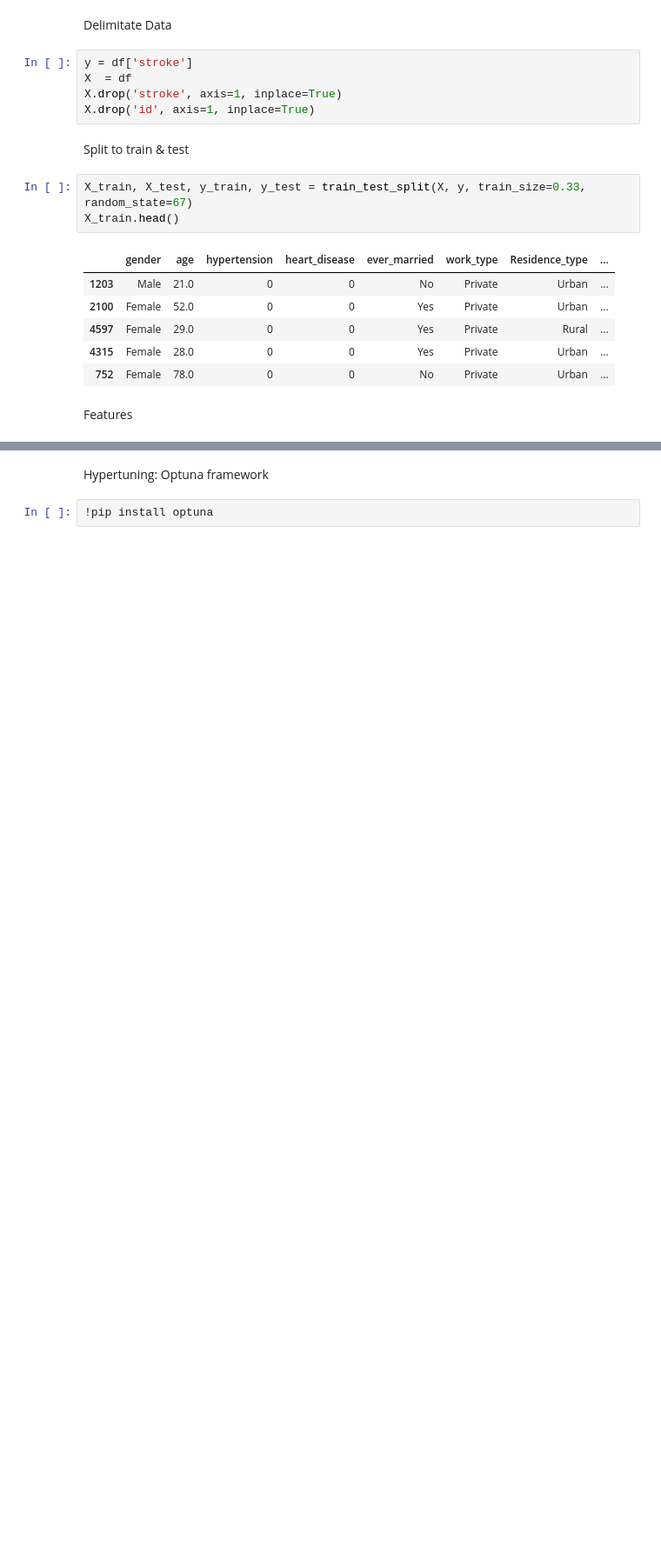
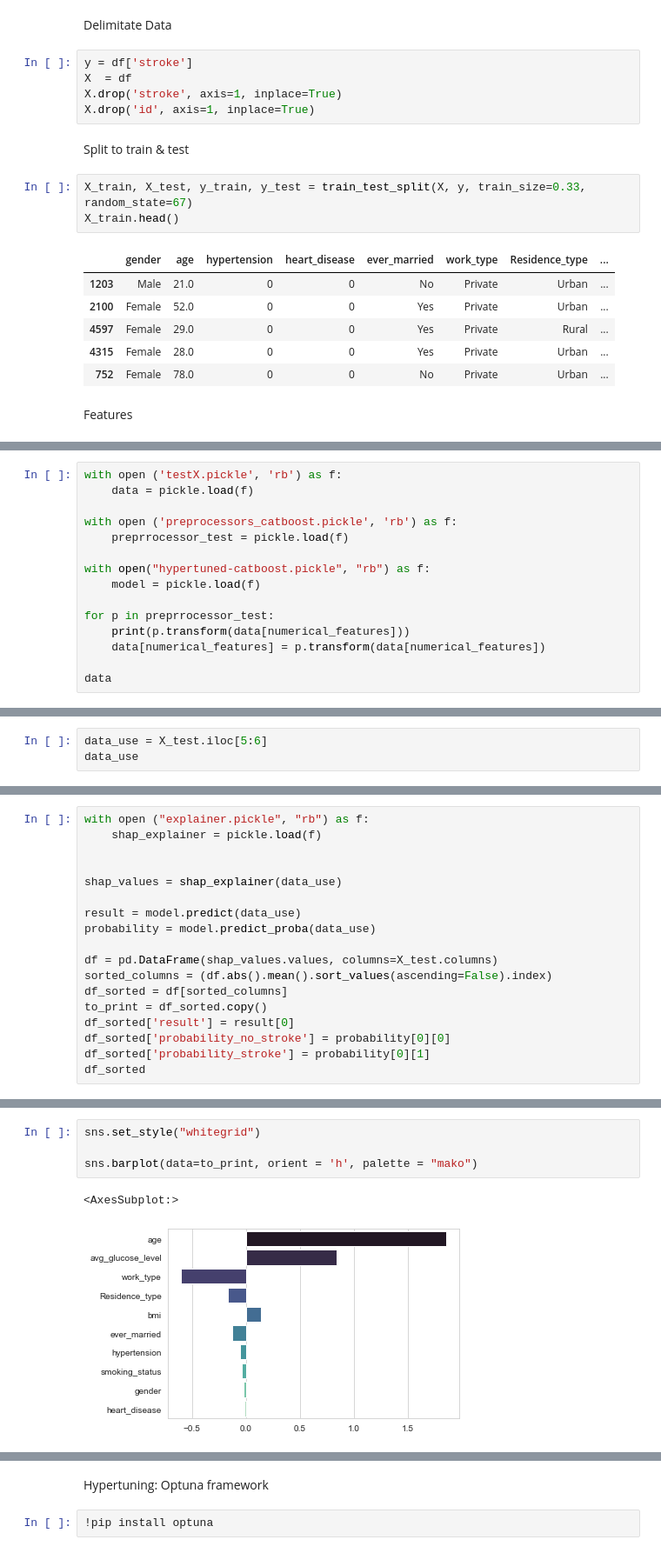
Before and after one commit to European-MTP-Accute-Stroke-Detection/Tabular-AI, a Jupyter notebook: src/catboost.ipynb, the cells around one changed output, grey strips where cells are left out. Shown at 87% size. Drawn from its saved outputs; the diff is of its cells as text; blank space fills up the shorter version.

Commit message:
Upload
Initial Upload of data

```diff
--- a/src/catboost.ipynb
+++ b/src/catboost.ipynb
@@ -85,0 +66,15 @@ Preprocessing
+# %%
+with open ('testX.pickle', 'rb') as f:
+    data = pickle.load(f)
+
+with open ('preprocessors_catboost.pickle', 'rb') as f:
+    preprrocessor_test = pickle.load(f)
+
+with open("hypertuned-catboost.pickle", "rb") as f:
+    model = pickle.load(f)
+
+for p in preprrocessor_test:
+    print(p.transform(data[numerical_features]))
+    data[numerical_features] = p.transform(data[numerical_features])
+
+data
@@ -85,0 +88,3 @@ Preprocessing
+# %%
+data_use = X_test.iloc[5:6]
+data_use
@@ -85,0 +94,18 @@ Preprocessing
+# %%
+with open ("explainer.pickle", "rb") as f:
+    shap_explainer = pickle.load(f)
+
+
+shap_values = shap_explainer(data_use)
+
+result = model.predict(data_use)
+probability = model.predict_proba(data_use)
+
+df = pd.DataFrame(shap_values.values, columns=X_test.columns)
+sorted_columns = (df.abs().mean().sort_values(ascending=False).index)
+df_sorted = df[sorted_columns]
+to_print = df_sorted.copy()
+df_sorted['result'] = result[0]
+df_sorted['probability_no_stroke'] = probability[0][0]
+df_sorted['probability_stroke'] = probability[0][1]
+df_sorted
@@ -85,0 +133,7 @@ Preprocessing
+# %%
+sns.set_style("whitegrid")
+
+sns.barplot(data=to_print, orient = 'h', palette = "mako")
+# %% [output]
+<AxesSubplot:>
+[figure, added]
```
Also changed, not shown: parts of 36 cells of this notebook, 24 other files.
